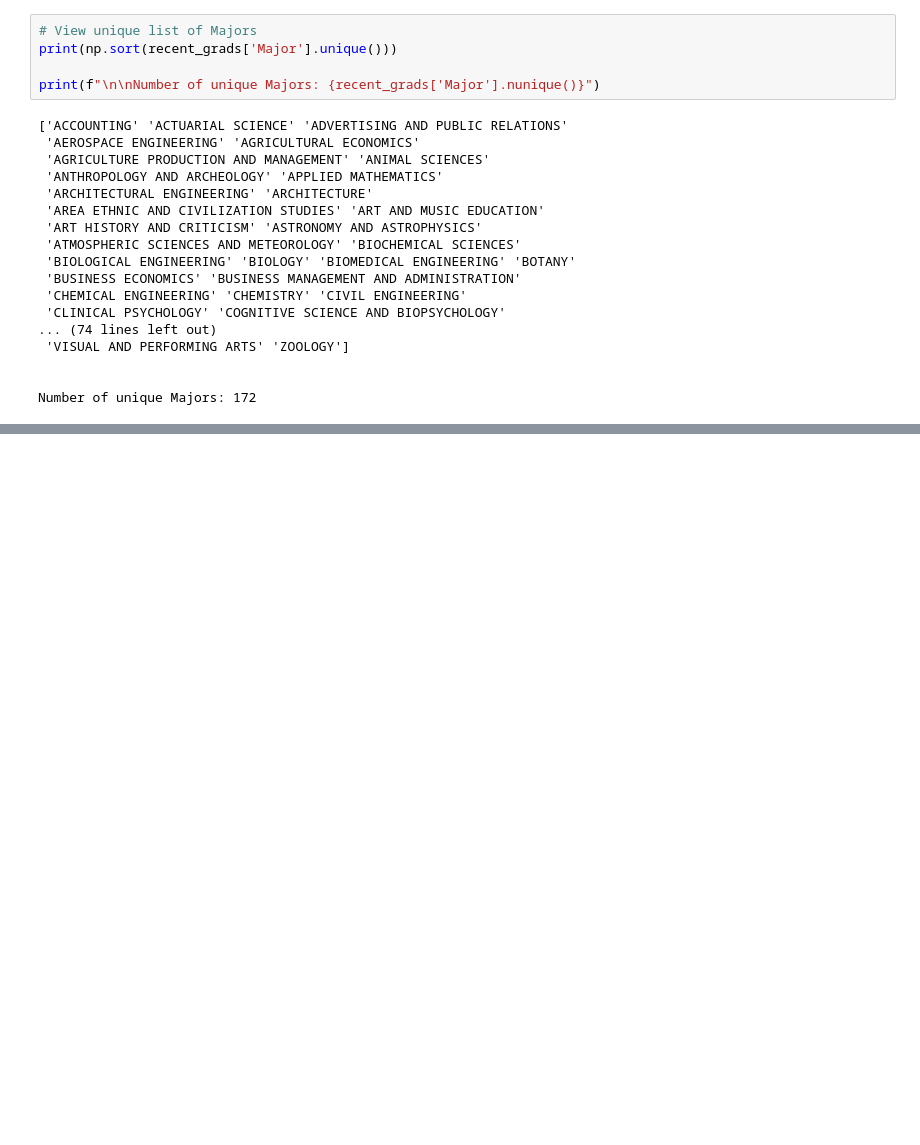
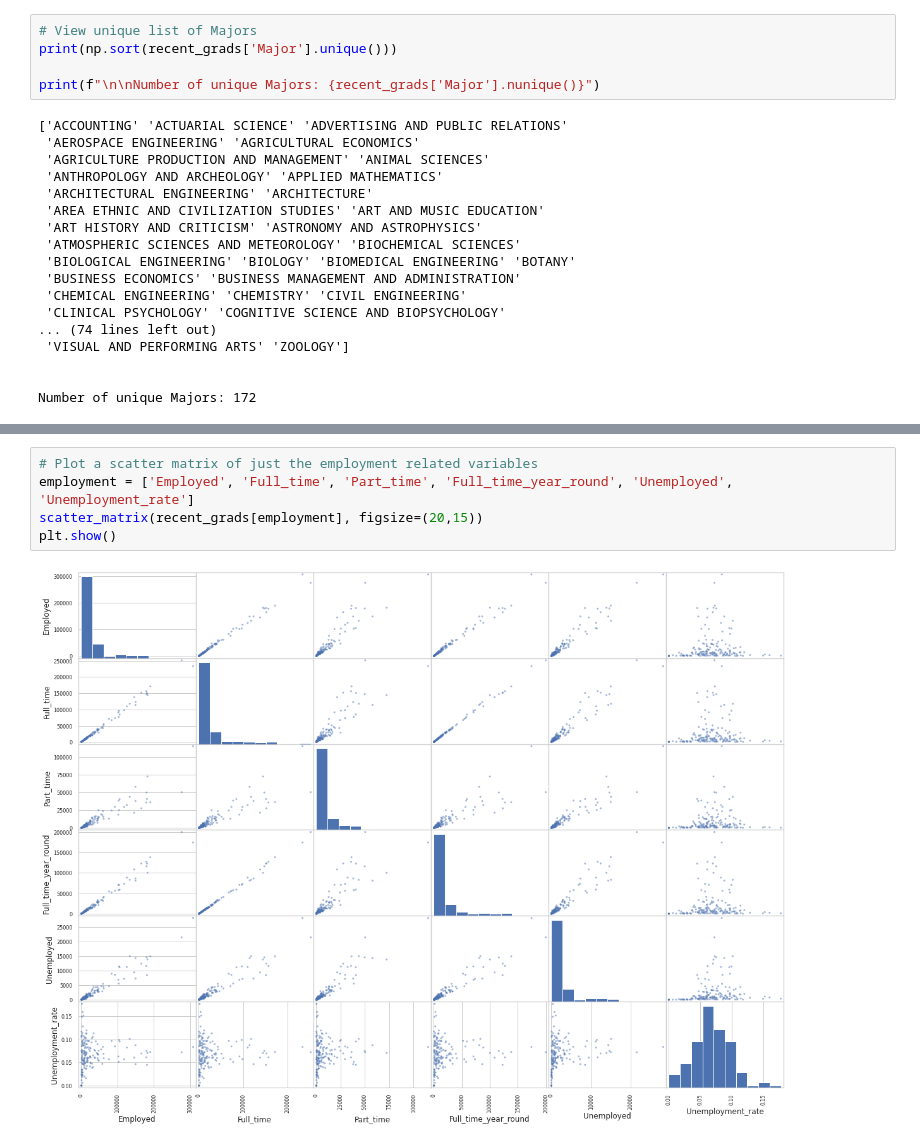
Before and after one commit to jjpal/practice_projects, a Jupyter notebook: Dataquest Project/Visualizing Earnings Based On College Majors Basics.ipynb, the cells around one changed output, grey strips where cells are left out. Drawn from its saved outputs; the diff is of its cells as text; blank space fills up the shorter version.

Commit message:
added scatter matrix

```diff
--- a/Dataquest Project/Visualizing Earnings Based On College Majors Basics.ipynb
+++ b/Dataquest Project/Visualizing Earnings Based On College Majors Basics.ipynb
@@ -383,0 +404,7 @@ Number of unique Majors: 172
+# %%
+# Plot a scatter matrix of just the employment related variables
+employment = ['Employed', 'Full_time', 'Part_time', 'Full_time_year_round', 'Unemployed', 'Unemployment_rate']
+scatter_matrix(recent_grads[employment], figsize=(20,15))
+plt.show()
+# %% [output]
+[figure, added]
```
Also changed, not shown: parts of 3 cells of this notebook.
